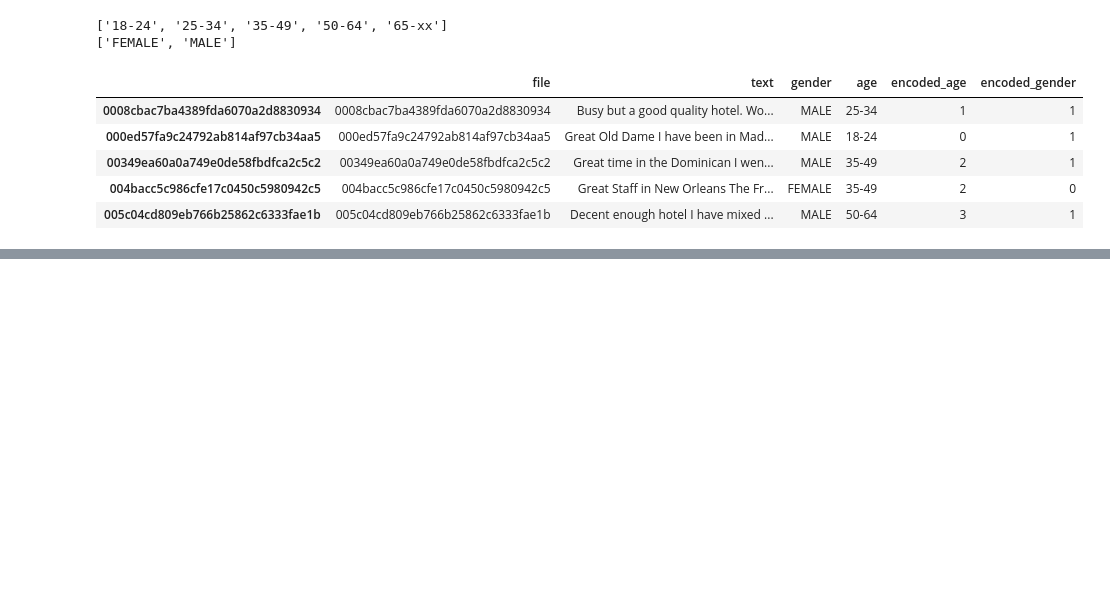
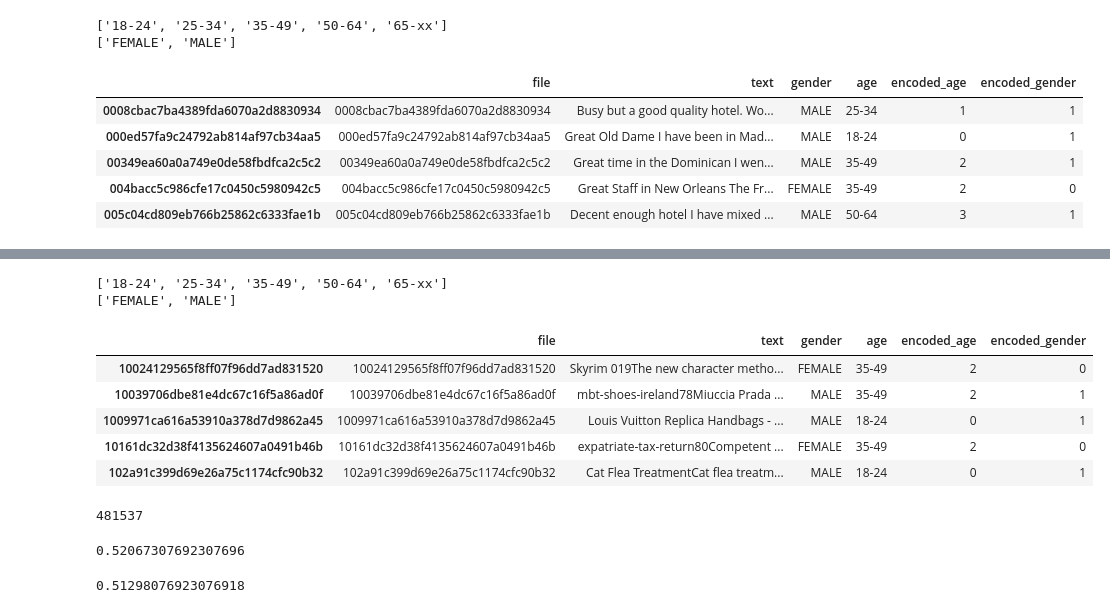
Before and after one commit to nishant07/AuthorProfiling, a Jupyter notebook: PAN2014_Blogs_JSON.ipynb, the cells around one changed output, grey strips where cells are left out. Drawn from its saved outputs; the diff is of its cells as text; code cells hidden in the pictures; blank space fills up the shorter version.

Commit message:
2014 tfidf training on social media, test on reviews

```diff
--- a/PAN2014_Blogs_JSON.ipynb
+++ b/PAN2014_Blogs_JSON.ipynb
@@ -178,19 +175,34 @@ file_path = "G:\\author profiling\\pan14-author-profiling-training-corpus-englis
 #os.chdir(file_path)
 files = os.listdir(file_path)
 print len(files)
-print files[:5]
-print files[-1]
+socialmedia_truth_df = pd.read_csv(file_path+files[-1], sep=":::", header=None, names=('file','gender','age'))
+# print truth_df.columns.values
+socialmedia_truth_df = socialmedia_truth_df.set_index('file')
+socialmedia_df = pd.DataFrame(columns=('file', 'text', 'gender', 'age'))
+count = 0
 for file in files[:-1]:
     author = {}
-    author['file'] = file
-    print file
+    author['file'] = file[:-4]
+    #print file
     with open(file_path+file) as f:
         tree = ET.parse(f)
         raw_text = []
 
         for node in tree.iter('document'):
-            raw_text.append(BS(node.text, 'html.parser').get_text().strip())
-        print '\n'.join(raw_text)
-    break
+            raw_text.append(BS(BS(node.text, 'html.parser').get_text().strip(),'html.parser').get_text())
+
+        author['text'] = '\n'.join(raw_text)
+        author['gender'] = socialmedia_truth_df.loc[author['file']]['gender']
+        #print author['gender']
+        author['age'] = socialmedia_truth_df.loc[author['file']]['age']
+    author_series = pd.Series(author)
+    author_series.name = author['file']
+#     author_series =  pd.Series(dict(zip(['file', 'text', 'gender', 'age'], [author['file'],author['text'],author['gender'],author['age']])))
+    author_series.name = author['file']
+    socialmedia_df = socialmedia_df.append(author_series)
+    count += 1
+    if count%500 == 0:
+        print count
+socialmedia_df.head()
 # %% [output]
 7747
@@ -210,0 +232,25 @@ Elder Scrolls V 002When visiting metropolitan areas, the participant can total a
+# %%
+le = preprocessing.LabelEncoder()
+le.fit(socialmedia_df['age'])
+print list(le.classes_)
+socialmedia_df['encoded_age'] = le.transform(socialmedia_df['age'])
+le.fit(socialmedia_df['gender'])
+print list(le.classes_)
+socialmedia_df['encoded_gender'] = le.transform(socialmedia_df['gender'])
+socialmedia_df.head()
+# %% [output]
+['18-24', '25-34', '35-49', '50-64', '65-xx']
+['FEMALE', 'MALE']
+|  | file | text | gender | age | encoded_age | encoded_gender |
+| 10024129565f8ff07f96dd7ad831520 | 10024129565f8ff07f96dd7ad831520 | Skyrim 019The new character metho... | FEMALE | 35-49 | 2 | 0 |
+| 10039706dbe81e4dc67c16f5a86ad0f | 10039706dbe81e4dc67c16f5a86ad0f | mbt-shoes-ireland78Miuccia Prada ... | MALE | 35-49 | 2 | 1 |
+| 1009971ca616a53910a378d7d9862a45 | 1009971ca616a53910a378d7d9862a45 | Louis Vuitton Replica Handbags - ... | MALE | 18-24 | 0 | 1 |
+| 10161dc32d38f4135624607a0491b46b | 10161dc32d38f4135624607a0491b46b | expatriate-tax-return80Competent ... | FEMALE | 35-49 | 2 | 0 |
+| 102a91c399d69e26a75c1174cfc90b32 | 102a91c399d69e26a75c1174cfc90b32 | Cat Flea TreatmentCat flea treatm... | MALE | 18-24 | 0 | 1 |
+# %%
+from sklearn.feature_extraction.text import TfidfVectorizer
+vectorizer = TfidfVectorizer(stop_words = 'english', )
+Xtrain = vectorizer.fit_transform(socialmedia_df['text'])
+print len(vectorizer.get_feature_names())
+# %% [output]
+481537
@@ -210,0 +264,14 @@ Elder Scrolls V 002When visiting metropolitan areas, the participant can total a
+# %%
+from sklearn.metrics import accuracy_score
+accuracy_score(review_df['encoded_gender'],review_df['predicted_gender'])
+# %% [output]
+0.52067307692307696
+# %%
+from sklearn.naive_bayes import MultinomialNB
+forest = MultinomialNB()
+forest = forest.fit(Xtrain, socialmedia_df["encoded_gender"] )
+Xtest = vectorizer.transform(review_df['text'])
+review_df['predicted_gender'] = forest.predict(Xtest)
+accuracy_score(review_df['encoded_gender'],review_df['predicted_gender'])
+# %% [output]
+0.51298076923076918
```
Also changed, not shown: parts of 6 cells of this notebook.
